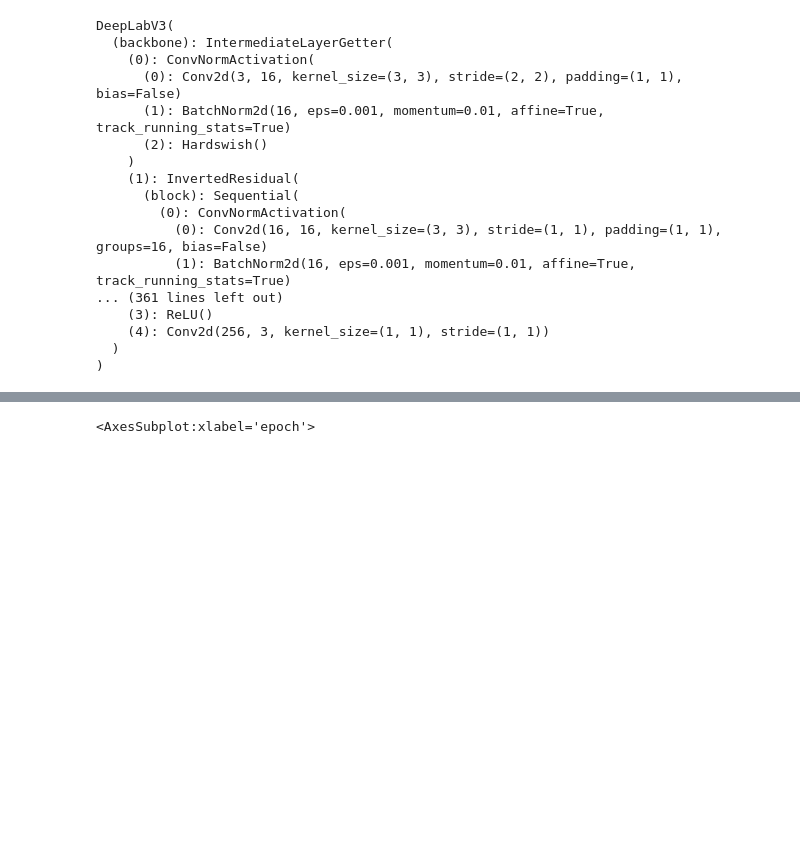
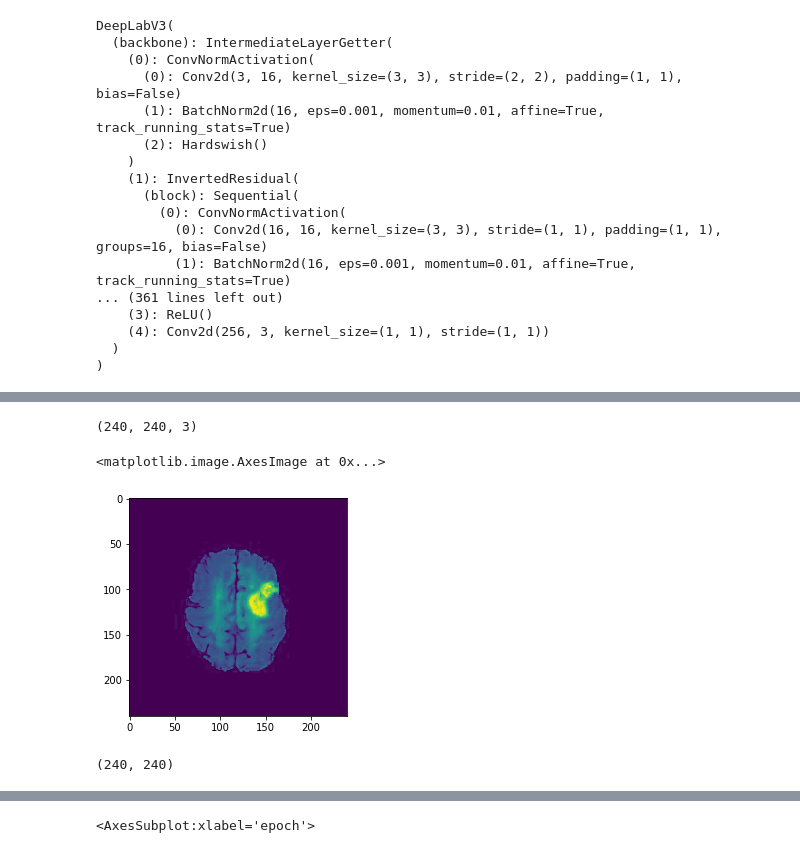
Before and after one commit to lorenzo99pepe/deep_learning_project, a Jupyter notebook: 0-deeplab_mobile_total_pipeline.ipynb, the cells around one changed output, grey strips where cells are left out. Saved outputs shown, nothing was run; the diff lists cells and outputs as text; code cells hidden in the pictures; blank space fills up the shorter version.

```diff
--- a/0-deeplab_mobile_total_pipeline.ipynb
+++ b/0-deeplab_mobile_total_pipeline.ipynb
@@ -196,0 +201,14 @@ pred_path = Path(os.getcwd()) / 'data_extracted' / 'flair' / 'flair_0.png'
+# %%
+img = np.array(Image.open(pred_path))
+img.shape
+# %% [output]
+(240, 240, 3)
+# %%
+plt.imshow(img[:, :, 0])
+# %% [output]
+<matplotlib.image.AxesImage at 0x...>
+[figure, added]
+# %%
+images[0][0].shape
+# %% [output]
+(240, 240)
```
Also changed, not shown: parts of 5 cells of this notebook, 2 other files.
